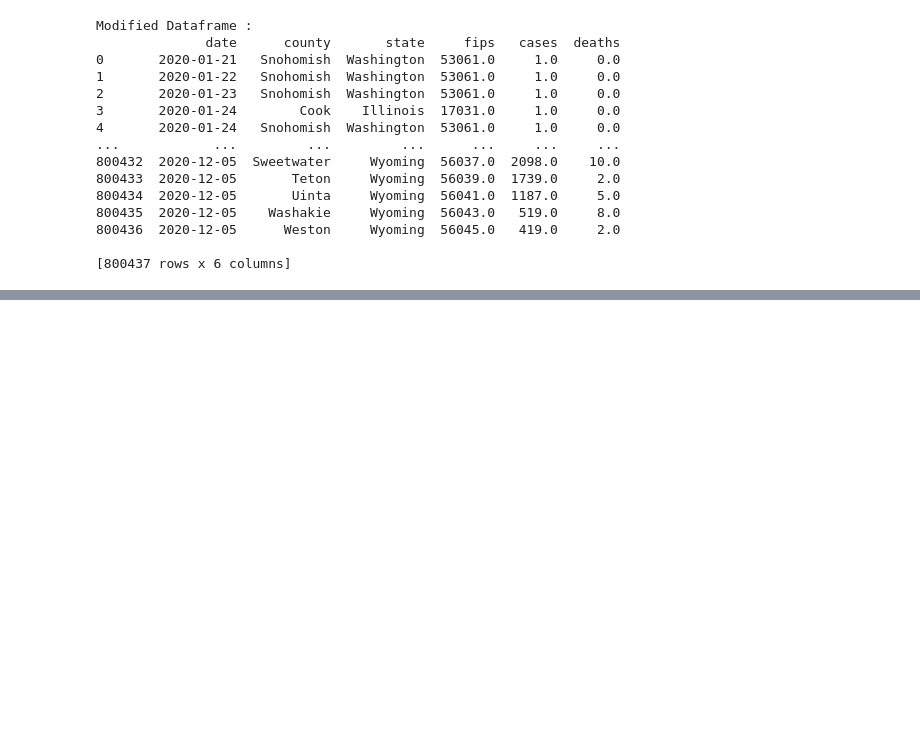
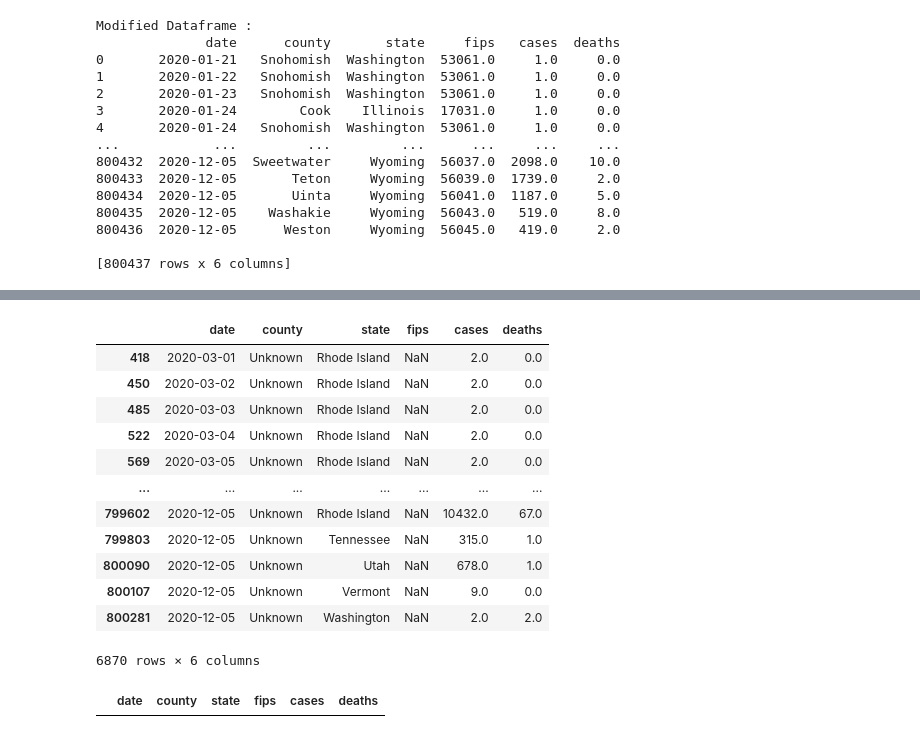
Before and after one commit to LordOfRaptor/Study-USA-Covid-19-Data, a Jupyter notebook: Cleaning.ipynb, the cells around one changed output, grey strips where cells are left out. Drawn from its saved outputs; the diff is of its cells as text; code cells hidden in the pictures; blank space fills up the shorter version.

Commit message:
Trouvez les unknown et les cas vides

```diff
--- a/Cleaning.ipynb
+++ b/Cleaning.ipynb
@@ -38,0 +43,2 @@ print(list(data.columns))
+# %%
+df["fips"]=[abs(x) if x<0 else x for x in data["fips"]]
@@ -38,0 +66,20 @@ print(list(data.columns))
+# %%
+df[df["county"]=="Unknown"]
+# %% [output]
+|  | date | county | state | fips | cases | deaths |
+| 418 | 2020-03-01 | Unknown | Rhode Island | NaN | 2.0 | 0.0 |
+| 450 | 2020-03-02 | Unknown | Rhode Island | NaN | 2.0 | 0.0 |
+| 485 | 2020-03-03 | Unknown | Rhode Island | NaN | 2.0 | 0.0 |
+| 522 | 2020-03-04 | Unknown | Rhode Island | NaN | 2.0 | 0.0 |
+| 569 | 2020-03-05 | Unknown | Rhode Island | NaN | 2.0 | 0.0 |
+| ... | ... | ... | ... | ... | ... | ... |
+| 799602 | 2020-12-05 | Unknown | Rhode Island | NaN | 10432.0 | 67.0 |
+| 799803 | 2020-12-05 | Unknown | Tennessee | NaN | 315.0 | 1.0 |
+| 800090 | 2020-12-05 | Unknown | Utah | NaN | 678.0 | 1.0 |
+| 800107 | 2020-12-05 | Unknown | Vermont | NaN | 9.0 | 0.0 |
+| 800281 | 2020-12-05 | Unknown | Washington | NaN | 2.0 | 2.0 |
+6870 rows × 6 columns
+# %%
+df[df["state"]=="Unknown"]
+# %% [output]
+|  | date | county | state | fips | cases | deaths |
```
Also changed, not shown: parts of 19 cells of this notebook.
